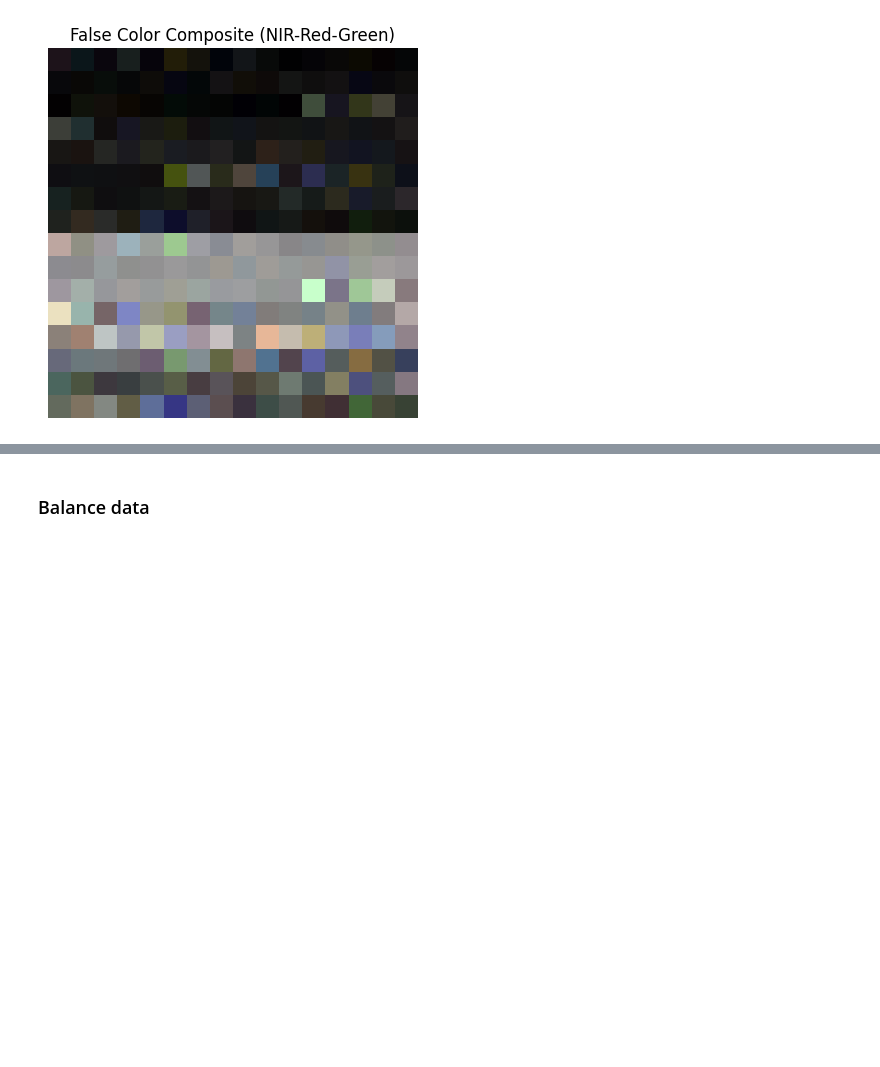
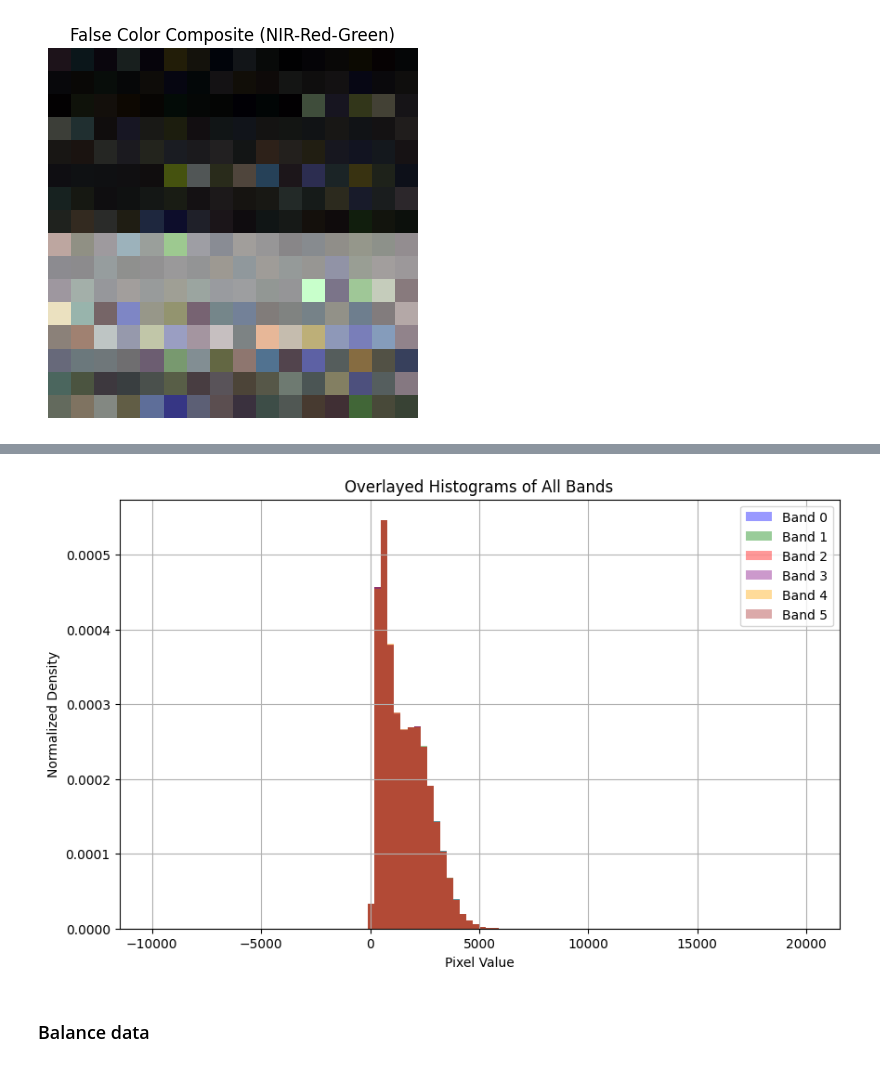
Before and after one commit to deathrider69/human-settlement-detection, a Jupyter notebook: gcim_challenge_baseline_models.ipynb, the cells around one changed output, grey strips where cells are left out. Saved outputs shown, nothing was run; the diff lists cells and outputs as text; code cells hidden in the pictures; blank space fills up the shorter version.

```diff
--- a/gcim_challenge_baseline_models.ipynb
+++ b/gcim_challenge_baseline_models.ipynb
@@ -150,3 +177,18 @@ plt.show()
+# %%
+plt.figure(figsize=(10, 6))
+colors = ['blue', 'green', 'red', 'purple', 'orange', 'brown']
+for band in range(6):
+    values = X[:, :, :, band].flatten()
+    plt.hist(values, bins=100, alpha=0.4, label=f'Band {band}', color=colors[band], density=True)
+
+plt.title("Overlayed Histograms of All Bands")
+plt.xlabel("Pixel Value")
+plt.ylabel("Normalized Density")
+plt.legend()
+plt.grid(True)
+plt.show()
+# %% [output]
+[figure, added]
 # %% [markdown]
 ### Balance data
 # %%
```
Also changed, not shown: parts of 2 cells of this notebook.
